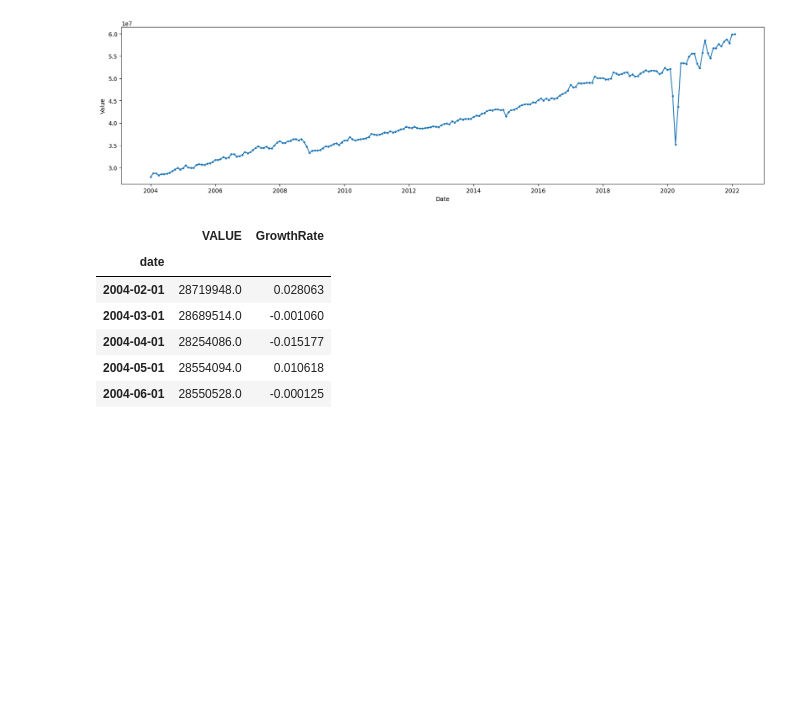
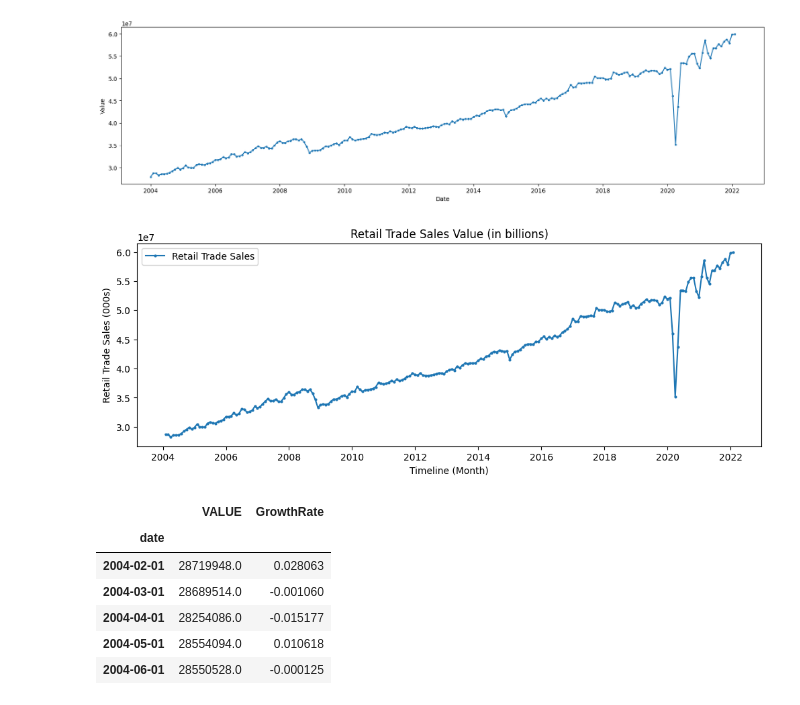
Before and after one commit to ubco-mds-2021-labs/capstone-project-googletrends_capstone, a Jupyter notebook: src/notebooks/RetailSales_updated.ipynb, the cells around one changed output. Drawn from its saved outputs; the diff is of its cells as text; code cells hidden in the pictures; blank space fills up the shorter version.

Commit message:
Added code and presentation

```diff
--- a/src/notebooks/RetailSales_updated.ipynb
+++ b/src/notebooks/RetailSales_updated.ipynb
@@ -681,6 +681,19 @@ retailsales_initial = retailsales_final.copy()
 plot_df(retailsales_final['VALUE'])
 # %% [output]
 [figure]
+# %%
+#### Retail sales Plot for presentation
+plot_data = retailsales_final['VALUE']
+plot_data.index = pd.to_datetime(plot_data.index)
+fig = plt.figure(figsize=(12, 4), dpi=100)
+plt.plot(plot_data, marker='o', markersize=2, label="Retail Trade Sales")
+plt.gca().set(title="Retail Trade Sales Value (in billions)", xlabel="Timeline (Month)", ylabel="Retail Trade Sales (000s)")
+plt.xticks()
+plt.legend()
+plt.savefig('rt_value.png')
+plt.show()
+# %% [output]
+[figure, added]
 # %%
 # Adding Growth Rate
 
```
Also changed, not shown: parts of 7 cells of this notebook, 5 other files.
